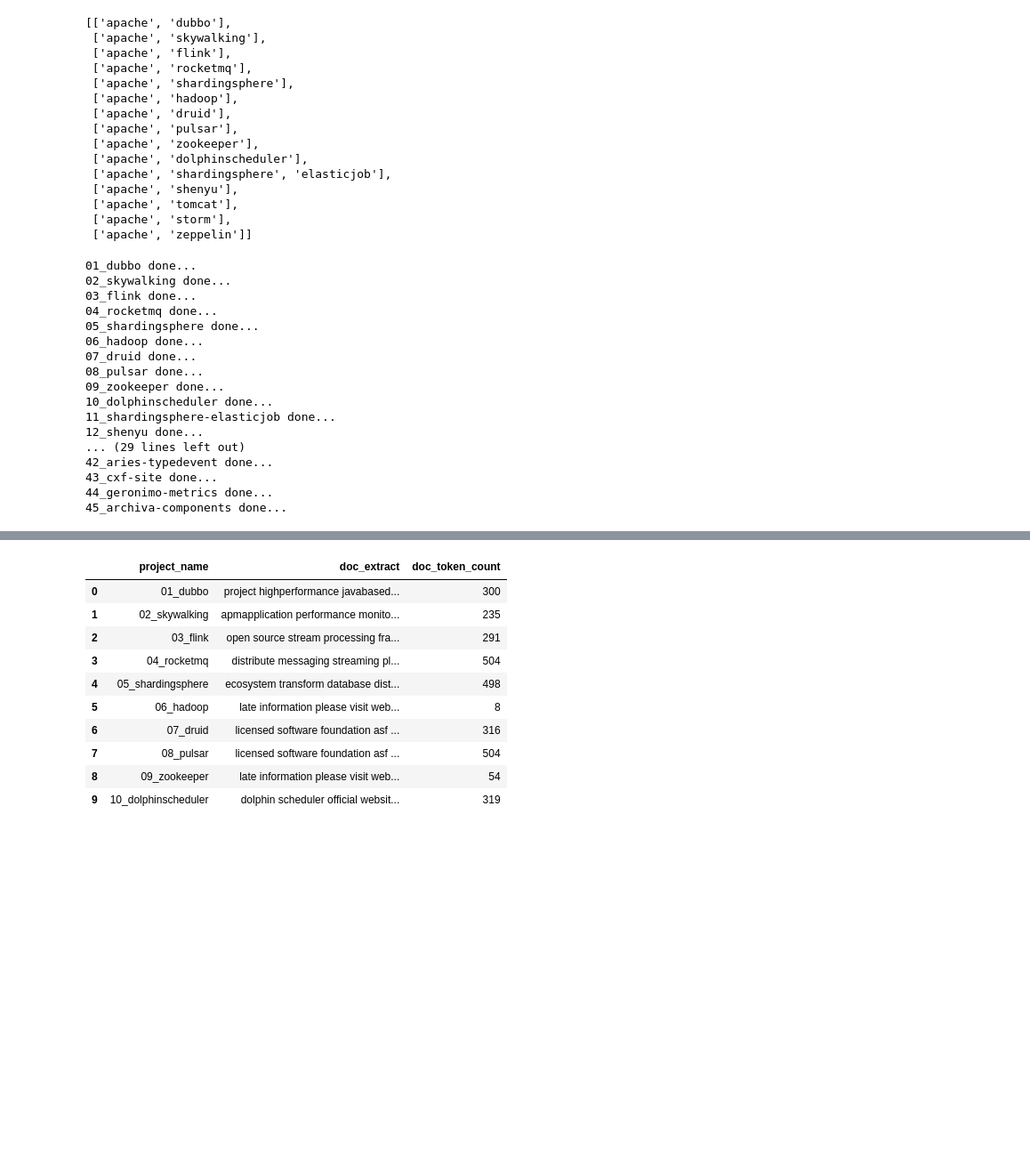
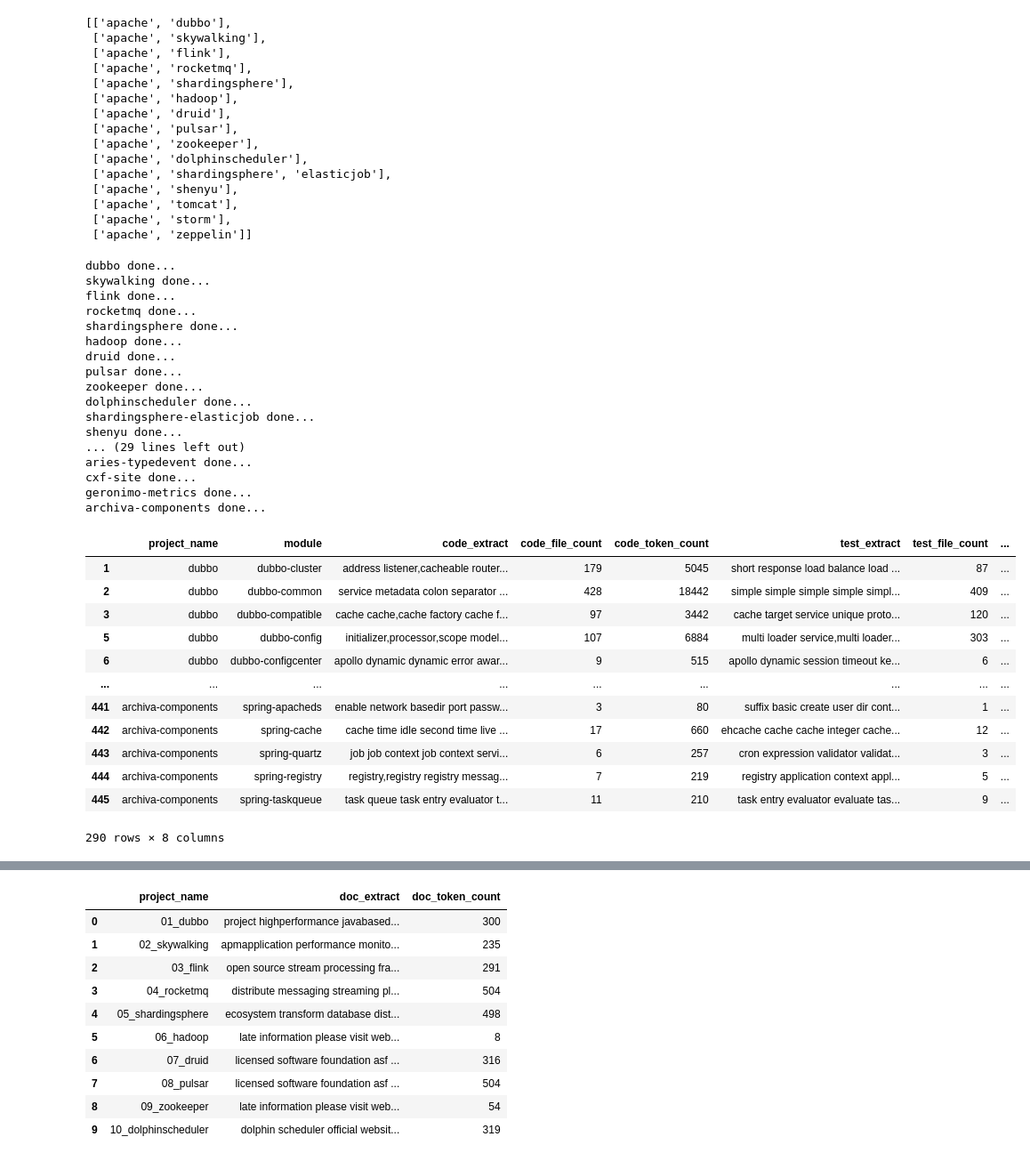
Before and after one commit to zakipauzi/concept-domain-coverage, a Jupyter notebook: concept_drift.ipynb, the cells around one changed output, grey strips where cells are left out. Shown: that part at 89% size. Drawn from its saved outputs; the diff is of its cells as text; code cells hidden in the pictures; blank space fills up the shorter version.

```diff
--- a/concept_drift.ipynb
+++ b/concept_drift.ipynb
@@ -111,7 +111,7 @@ import os
 
 # we will have to define the module folders present in each repo manually, as they are not arranged uniformly
 
-repo_folder_names = os.listdir("repo")
+repo_folder_names = dataset_df["name"].tolist()
 
 modules_dir = [
     ['dubbo-build-tools','dubbo-cluster','dubbo-common','dubbo-compatible','dubbo-compiler','dubbo-config','dubbo-configcenter','dubbo-container','dubbo-demo','dubbo-dependencies','dubbo-filter','dubbo-kubernetes','dubbo-metadata','dubbo-metrics','dubbo-monitor','dubbo-native','dubbo-native-plugin','dubbo-plugin','dubbo-registry','dubbo-remoting','dubbo-rpc','dubbo-serialization','dubbo-spring-boot','dubbo-xds'],
@@ -197,23 +197,23 @@ for repo_name in repo_folder_names:
 
     ctr+=1
 # %% [output]
-01_dubbo done...
-02_skywalking done...
-03_flink done...
-04_rocketmq done...
-05_shardingsphere done...
-06_hadoop done...
-07_druid done...
-08_pulsar done...
-09_zookeeper done...
-10_dolphinscheduler done...
-11_shardingsphere-elasticjob done...
-12_shenyu done...
+dubbo done...
+skywalking done...
+flink done...
+rocketmq done...
+shardingsphere done...
+hadoop done...
+druid done...
+pulsar done...
+zookeeper done...
+dolphinscheduler done...
+shardingsphere-elasticjob done...
+shenyu done...
 ... (29 lines left out)
-42_aries-typedevent done...
-43_cxf-site done...
-44_geronimo-metrics done...
-45_archiva-components done...
+aries-typedevent done...
+cxf-site done...
+geronimo-metrics done...
+archiva-components done...
 # %%
 data_df = pd.DataFrame(zip(*[repo_final_list,modules_final_list,code_final_list,code_file_count_list,code_token_count_list,
                                   test_final_list,test_file_count_list,test_token_count_list]))
@@ -222,6 +222,22 @@ data_df.columns = ['project_name','module','code_extract','code_file_count','cod
 # %%
 data_df = data_df[data_df['code_token_count']!=0]
 data_df = data_df[data_df['test_token_count']!=0]
+# %%
+data_df
+# %% [output]
+|  | project_name | module | code_extract | code_file_count | code_token_count | test_extract | test_file_count | ... |
+| 1 | dubbo | dubbo-cluster | address listener,cacheable router... | 179 | 5045 | short response load balance load ... | 87 | ... |
+| 2 | dubbo | dubbo-common | service metadata colon separator ... | 428 | 18442 | simple simple simple simple simpl... | 409 | ... |
+| 3 | dubbo | dubbo-compatible | cache cache,cache factory cache f... | 97 | 3442 | cache target service unique proto... | 120 | ... |
+| 5 | dubbo | dubbo-config | initializer,processor,scope model... | 107 | 6884 | multi loader service,multi loader... | 303 | ... |
+| 6 | dubbo | dubbo-configcenter | apollo dynamic dynamic error awar... | 9 | 515 | apollo dynamic session timeout ke... | 6 | ... |
+| ... | ... | ... | ... | ... | ... | ... | ... | ... |
+| 441 | archiva-components | spring-apacheds | enable network basedir port passw... | 3 | 80 | suffix basic create user dir cont... | 1 | ... |
+| 442 | archiva-components | spring-cache | cache time idle second time live ... | 17 | 660 | ehcache cache cache integer cache... | 12 | ... |
+| 443 | archiva-components | spring-quartz | job job context job context servi... | 6 | 257 | cron expression validator validat... | 3 | ... |
+| 444 | archiva-components | spring-registry | registry,registry registry messag... | 7 | 219 | registry application context appl... | 5 | ... |
+| 445 | archiva-components | spring-taskqueue | task queue task entry evaluator t... | 11 | 210 | task entry evaluator evaluate tas... | 9 | ... |
+290 rows × 8 columns
 # %%
 # extract doc from each project
 
```
Also changed, not shown: parts of 2 cells of this notebook, 1 other file.
